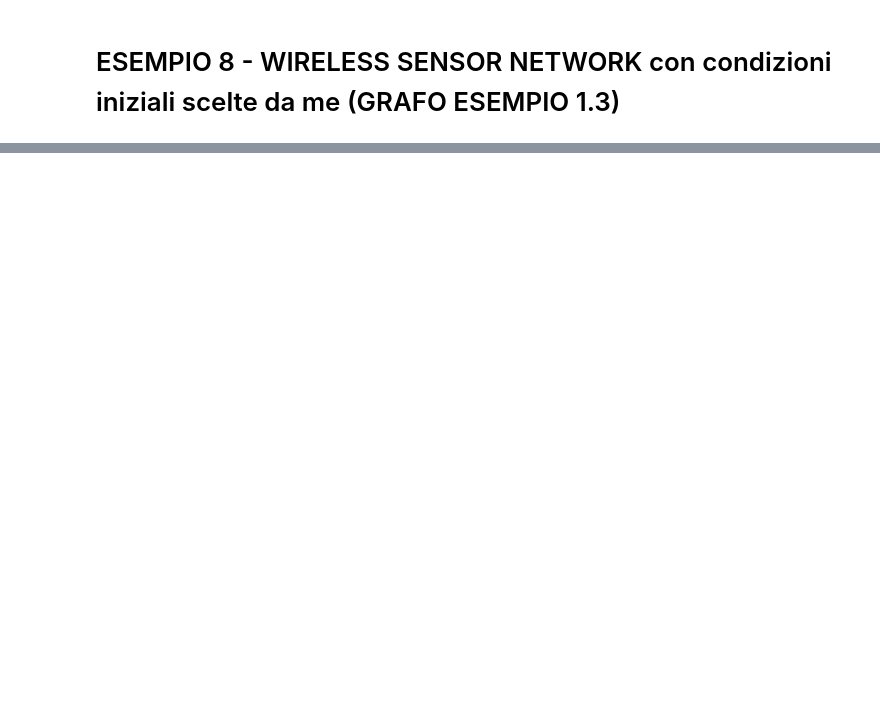
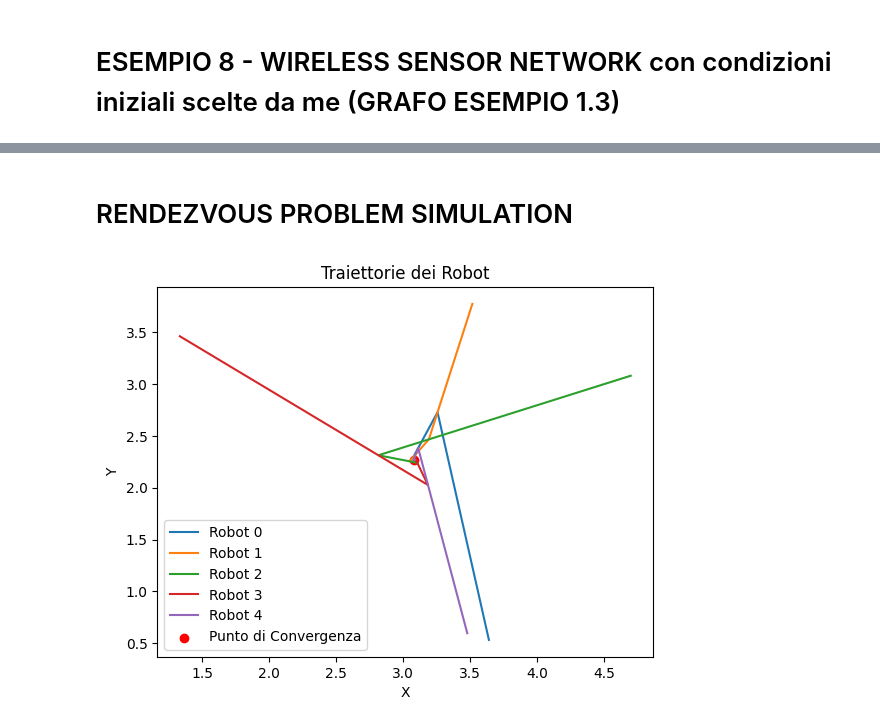
Before and after one commit to dany27041991/ACT, a Jupyter notebook: Motivating Problems and Systems-Capitolo 1/French-DeGroot.ipynb, the cells around one changed output, grey strips where cells are left out. Saved outputs shown, nothing was run; the diff lists cells and outputs as text; code cells hidden in the pictures; blank space fills up the shorter version.

```diff
--- a/Motivating Problems and Systems-Capitolo 1/French-DeGroot.ipynb
+++ b/Motivating Problems and Systems-Capitolo 1/French-DeGroot.ipynb
@@ -484,0 +485,66 @@ POSSIBLE AVERAGE CONSENSUS:
+# %% [markdown]
+# RENDEZVOUS PROBLEM SIMULATION
+# %%
+
+
+# Definire una classe per rappresentare ciascun robot
+class Robot:
+    def __init__(self, id, posizione):
+        self.id = id  # Identificatore univoco per il robot
+        self.posizione = posizione  # Posizione attuale del robot
+        self.traiettoria = [posizione]  # Lista per memorizzare la traiettoria del robot
+
+    # Metodo per aggiornare la posizione del robot
+    def aggiorna_posizione(self, nuova_posizione):
+        self.posizione = nuova_posizione  # Aggiorna la posizione
+        self.traiettoria.append(nuova_posizione)  # Aggiunge la nuova posizione alla lista delle traiettorie
+
+# Funzione per implementare l'algoritmo del Consenso Medio
+def consenso_medio(lista_robot, iterazioni):
+    n = len(lista_robot)  # Ottieni il numero di robot
+    for _ in range(iterazioni):  # Itera per il numero specificato di iterazioni
+        # Comunica e aggiorna le posizioni
+        for i in range(n):
+            # Ottieni le posizioni dei robot vicini (escludendo il robot corrente)
+            vicini = [robot.posizione for robot in lista_robot if robot != lista_robot[i]]
+            # Calcola la nuova posizione come media delle posizioni vicine
+            nuova_posizione = np.mean(vicini, axis=0)
+            # Aggiorna la posizione del robot corrente
+            lista_robot[i].aggiorna_posizione(nuova_posizione)
+
+# Funzione per visualizzare le traiettorie di tutti i robot
+def visualizza_traiettoria(lista_robot):
+    for robot in lista_robot:
+        # Estrai la traiettoria del robot corrente
+        traiettoria = np.array(robot.traiettoria)
+        # Traccia la traiettoria del robot corrente
+        plt.plot(traiettoria[:, 0], traiettoria[:, 1], label=f'Robot {robot.id}')
+    plt.xlabel('X')  # Etichetta per l'asse x
+    plt.ylabel('Y')  # Etichetta per l'asse y
+    plt.title('Traiettorie dei Robot')  # Titolo del grafico
+
+    # Calcola il punto di convergenza come il baricentro delle posizioni finali
+    posizioni_finali = np.array([robot.posizione for robot in lista_robot])
+    punto_convergenza = np.mean(posizioni_finali, axis=0)
+
+    # Traccia il punto di convergenza
+    plt.scatter(punto_convergenza[0], punto_convergenza[1], color='red', label='Punto di Convergenza')
+
+    plt.legend()  # Aggiungi la legenda al grafico
+    plt.show()  # Mostra il grafico
+
+# Numero di robot
+num_robot = 5
+
+# Inizializza i robot con posizioni casuali
+# Ogni robot viene assegnato un ID univoco e una posizione iniziale casuale all'interno di una griglia 10x10
+robot_lista = [Robot(i, np.random.rand(2) * 5) for i in range(num_robot)]
+
+# Esegui l'algoritmo del consenso per un certo numero di iterazioni
+iterazioni = 20
+consenso_medio(robot_lista, iterazioni)
+
+# Visualizza le traiettorie di tutti i robot
+visualizza_traiettoria(robot_lista)
+# %% [output]
+[figure, added]
```
Also changed, not shown: parts of 3 cells of this notebook.
